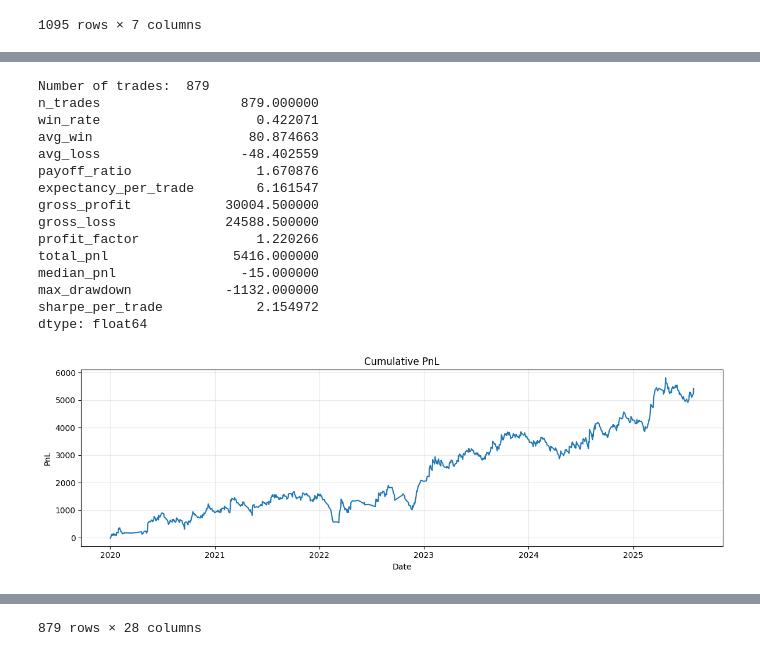
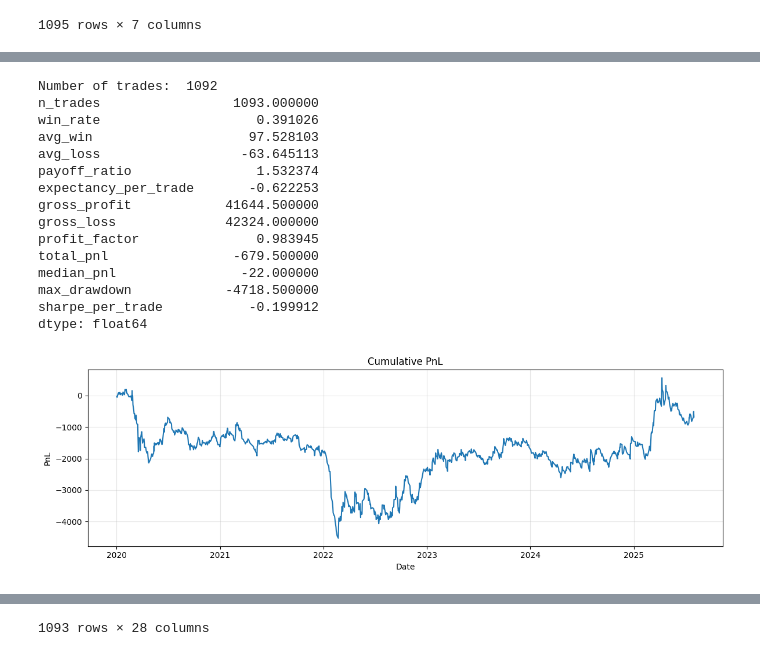
Before and after one commit to JeremieC1998/ORB_backtest, a Jupyter notebook: ORB_enhanced.ipynb, the cells around one changed output, grey strips where cells are left out. Drawn from its saved outputs; the diff is of its cells as text; code cells hidden in the pictures.

```diff
--- a/ORB_enhanced.ipynb
+++ b/ORB_enhanced.ipynb
@@ -640,7 +830,7 @@ adx_df = adx_df.iloc[390:,]
 # Run backtest
 backtest = []
 for d in BO_and_retest['Date'].unique():
-    b = runBacktest(adx_df, d, BO_and_retest)
+    b = runBacktest_WithTargets(adx_df, d, BO_and_retest)
     if b:
         backtest.append(b)
 
@@ -790,7 +980,7 @@ temp = temp[temp['Date'] != pd.Timestamp('2025-04-09')]
 temp['ORB_width'] = (temp['OR_high'] - temp['OR_low'])/ temp['OR_low']* 100
 
 # temp = temp[(temp['ORB_width'] > 0.15) & (temp['ORB_width'] < 0.5)]
-temp = temp[temp['ORB_width'] < 0.5]
+# temp = temp[temp['ORB_width'] < 0.5]
 
 # temp = backtest_df2[backtest_df2['timeConfirmationBar'] > dtime(15, 0)]
 
@@ -800,8 +990,8 @@ temp = temp[temp['ORB_width'] < 0.5]
 
 # print(temp['ADX'].median())
 
-mask = ~((temp['breach'] == 'low') & (temp['DIp60'] > temp['DIn60']) & (temp['ADX60'] < 18)) #& (temp['ADX60_rising3'] == False)
-temp['returns'] = temp['returns'].where(mask, 0)
+# mask = ~((temp['breach'] == 'low') & (temp['DIp60'] > temp['DIn60']) & (temp['ADX60'] < 18)) #& (temp['ADX60_rising3'] == False)
+# temp['returns'] = temp['returns'].where(mask, 0)
 
 # mask = ~((temp['breach'] == 'high') & (temp['entryPrice'] < temp['vwap']))
 # temp['returns'] = temp['returns'].where(mask, 0)
@@ -810,46 +1000,48 @@ print('Number of trades: ', temp[temp['returns']!= 0]['returns'].count())
 temp['returns'] = temp['returns'] * 50
 
 stats, equity, dd = trade_stats(temp, pnl_col='returns')  # or r_col='R' if you have it
 print(pd.Series(stats))
 
 
 
 if 'Date' in temp.columns:
     temp['Date'] = pd.to_datetime(temp['Date'], errors='coerce')
     df = temp.sort_values('Date')
 
 r = pd.to_numeric(df['returns'], errors='coerce').fillna(0)
 
 # 1) Cumulative PnL (use for per-trade PnL/points)
 df['cum_pnl'] = r.cumsum()
 
+
+import matplotlib.pyplot as plt
 plt.figure(figsize=(12,4))
 plt.plot(df['Date'] if 'Date' in df.columns else df.index, df['cum_pnl'])
 plt.title('Cumulative PnL')
 plt.xlabel('Date' if 'Date' in df.columns else 'Trade #')
 plt.ylabel('PnL')
 plt.grid(True, alpha=0.3)
 plt.tight_layout()
 plt.show()
 
 
 
 temp
 # %% [output]
-Number of trades:  879
-n_trades                  879.000000
-win_rate                    0.422071
-avg_win                    80.874663
-avg_loss                  -48.402559
-payoff_ratio                1.670876
-expectancy_per_trade        6.161547
-gross_profit            30004.500000
-gross_loss              24588.500000
-profit_factor               1.220266
-total_pnl                5416.000000
-median_pnl                -15.000000
-max_drawdown            -1132.000000
-sharpe_per_trade            2.154972
+Number of trades:  1092
+n_trades                 1093.000000
+win_rate                    0.391026
+avg_win                    97.528103
+avg_loss                  -63.645113
+payoff_ratio                1.532374
+expectancy_per_trade       -0.622253
+gross_profit            41644.500000
+gross_loss              42324.000000
+profit_factor               0.983945
+total_pnl                -679.500000
+median_pnl                -22.000000
+max_drawdown            -4718.500000
+sharpe_per_trade           -0.199912
 dtype: float64
-[figure, old version]
+[figure, new version]
 |  | Date | timeBreach | breach | OR_high | OR_low | timeRetest | timeConfirmationBar | timeExit | entryPrice | ... |
@@ -867 +1059 @@ dtype: float64
-879 rows × 28 columns
+1093 rows × 28 columns
```
Also changed, not shown: parts of 7 cells of this notebook.
